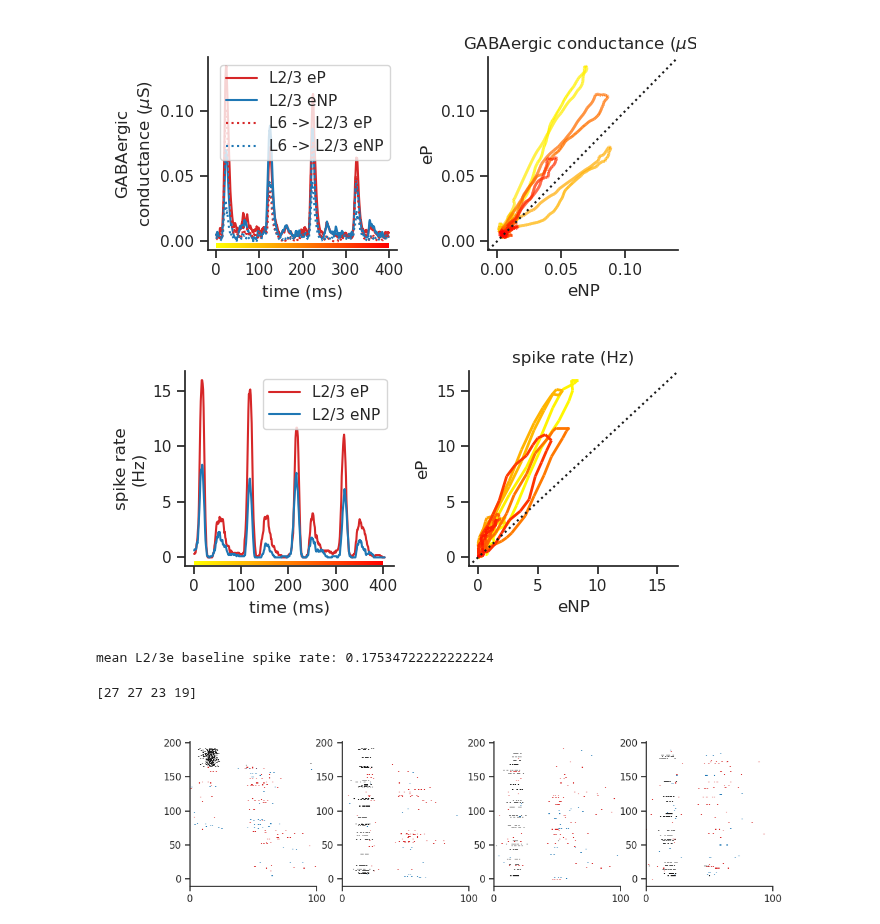
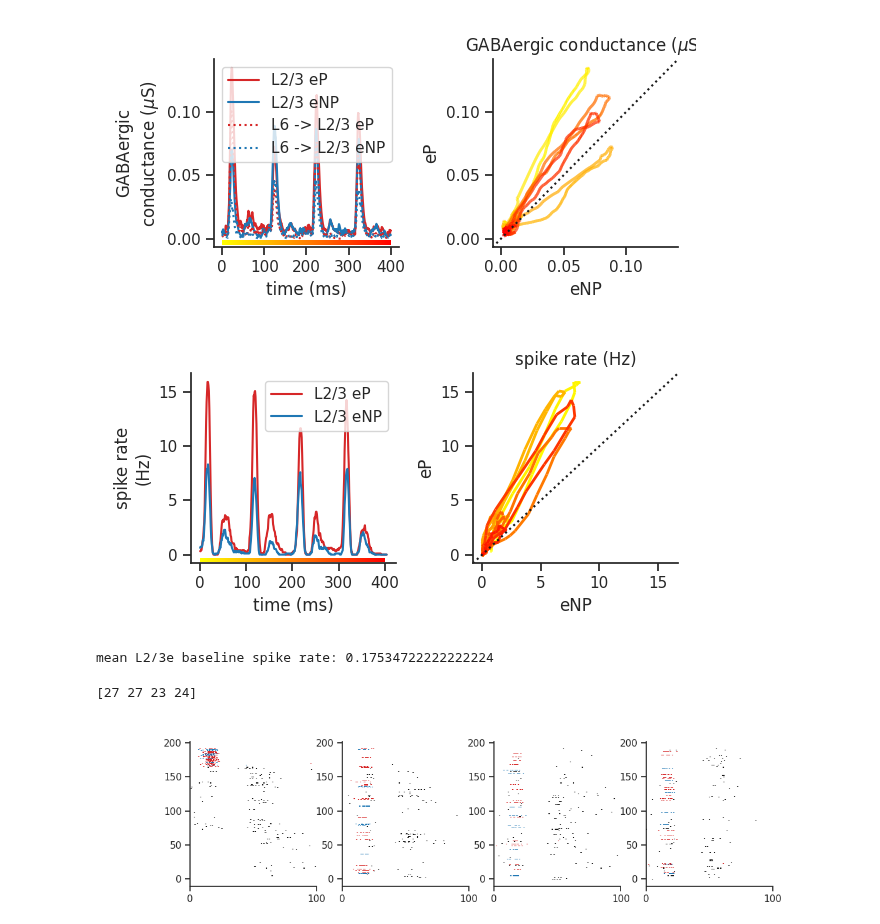
Before and after one commit to rythorpe/hnn-core, a Jupyter notebook: rs_dd_project/plot_intrinsic_net_dynamics.ipynb, the cells around one changed output. Cells and saved outputs as stored; diff of their text form; code cells hidden in the pictures.

```diff
--- a/rs_dd_project/plot_intrinsic_net_dynamics.ipynb
+++ b/rs_dd_project/plot_intrinsic_net_dynamics.ipynb
@@ -17,7 +17,7 @@ dev_magnitude = -1
 n_trials = 10
 rng = np.random.default_rng(1234)
 burn_in_time = 300.0
-n_procs = 10
+n_procs = 6
 record_vsec = False
 
 net, drive_params = sim_dev_spiking(dev_magnitude=dev_magnitude,
@@ -204,7 +204,7 @@ axes[0].set_yticks(ticks)
 fig.tight_layout()
 plt.show()
 # %% [output]
-[figure, old version]
+[figure, new version]
 # %%
 # prepare avg spike rate vectors for plotting
 times_sr = spike_rates['times']
@@ -263,7 +263,7 @@ axes[0].set_yticks(ticks)
 fig.tight_layout()
 plt.show()
 # %% [output]
-[figure, old version]
+[figure, new version]
 # %%
 # neural representation shift -> classify phasic responders to each stim rep
 # !!!note!!!: try this with double the burn_in_time to get a better estimate of
@@ -347,30 +347,30 @@ for cell_idx in range(n_total_cells):
 
 print(responder_cells.sum(axis=0))
 # %% [output]
-[27 27 23 19]
+[27 27 23 24]
 # %%
 # sort by p-val on first rep
 order_idxs = np.argsort(responder_ranks[:, 0])
 spikes_evoked_sorted = spikes_evoked[order_idxs, :]
 
 fig, axes = plt.subplots(1, 4, sharex=True, figsize=(12, 3))
 for rep_idx in range(n_reps):
     colors = list()
     for rank, cell_idx in zip(responder_ranks[order_idxs, rep_idx], order_idxs):
-        if rank < 0.95:
+        if rank > 0.95:
             # first half of cells are from Group 1...
             if cell_idx < n_total_cells / 2:
                 colors.append('tab:red')
             else:
                 colors.append('tab:blue')
         else:
             colors.append('k')
     axes[rep_idx].eventplot(spikes_evoked_sorted[:, rep_idx], colors=colors)
     axes[rep_idx].set_xlim([0, 100])
     axes[rep_idx].set_xticks([0, 100])
     axes[rep_idx].set_xlabel('time (ms)')
 # %% [output]
-[figure, old version]
+[figure, new version]
 # %%
 n_sims = 5
 
```
Also changed, not shown: parts of 1 cell of this notebook.
